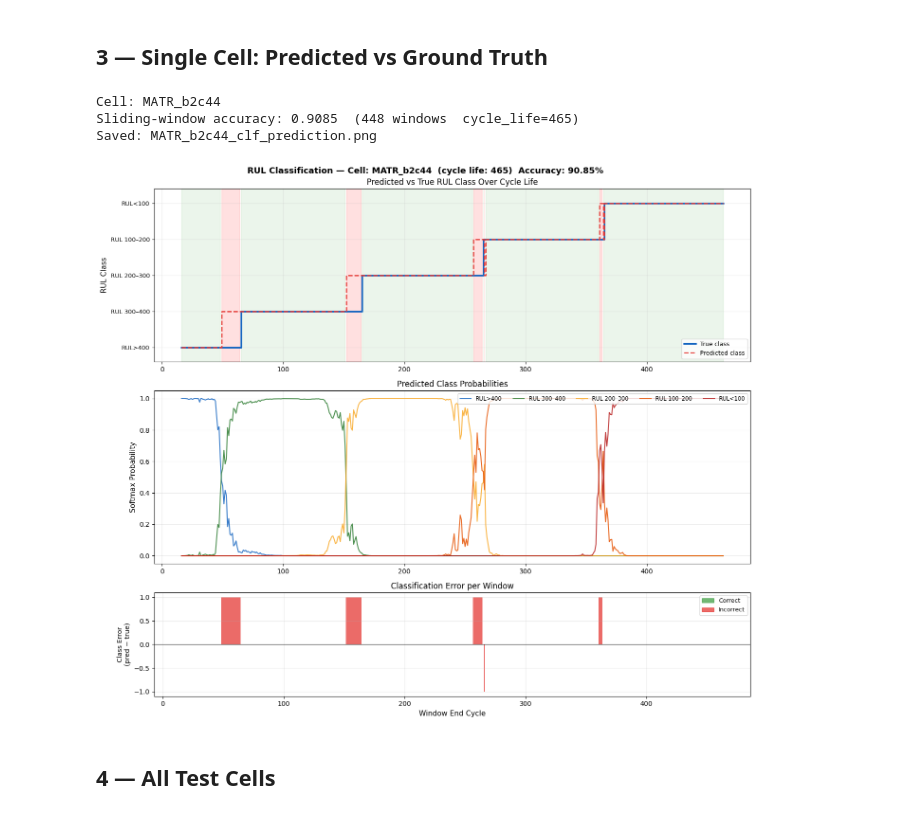
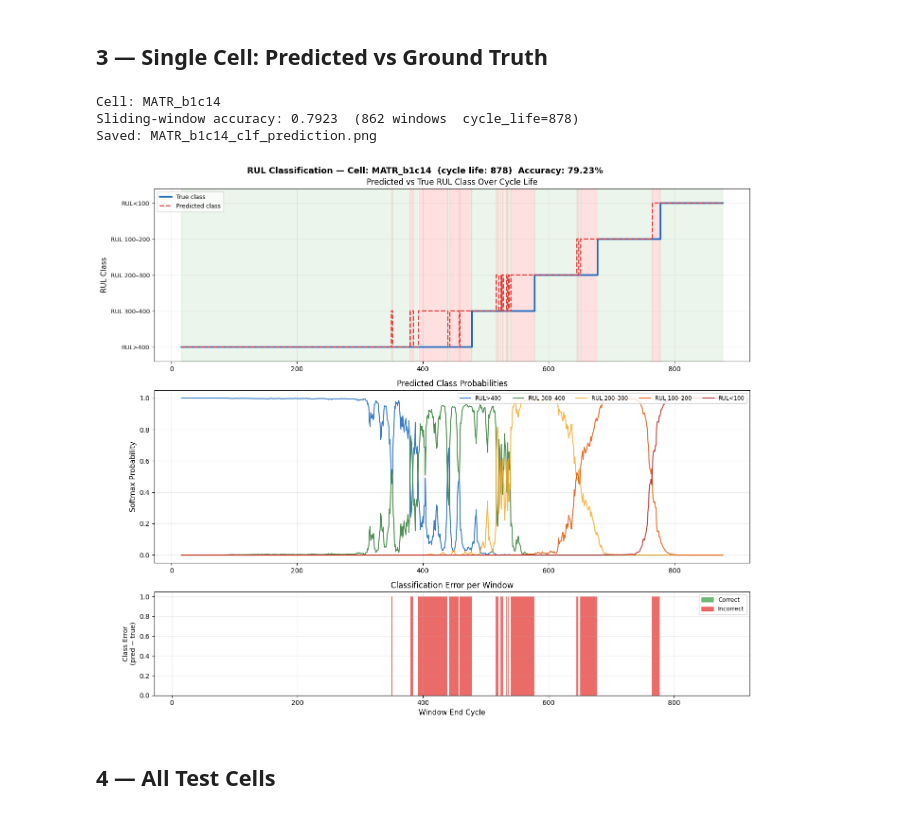
Before and after one commit to PhanLeSon03/battery_estimation, a Jupyter notebook: predict_file/V3-CNN/MATR/predict_clf_bml_MATR.ipynb, the cells around one changed output. Saved outputs shown, nothing was run; the diff lists cells and outputs as text; code cells hidden in the pictures.

Commit message:
Upload Predict V3 CNN

```diff
--- a/predict_file/V3-CNN/MATR/predict_clf_bml_MATR.ipynb
+++ b/predict_file/V3-CNN/MATR/predict_clf_bml_MATR.ipynb
@@ -144,11 +147,10 @@ N_EARLY
 # %% [markdown]
 ## 3 — Single Cell: Predicted vs Ground Truth
 # %%
-TestCellName = ['MATR_b3c17', 'MATR_b3c40', 'MATR_b3c14', 'MATR_b3c8',
-                'MATR_b2c47', 'MATR_b1c0', 'MATR_b4c1', 'MATR_b2c39',
-                'MATR_b2c13', 'MATR_b1c34', 'MATR_b2c41', 'MATR_b4c11',
-                'MATR_b1c5', 'MATR_b2c44']
-CELL_ID      = 'MATR_b2c44'
+TestCellName = ['MATR_b2c19', 'MATR_b3c31', 'MATR_b4c7', 'MATR_b3c36', 'MATR_b4c42', 'MATR_b1c2',
+                'MATR_b3c14', 'MATR_b3c24', 'MATR_b4c15', 'MATR_b4c6', 'MATR_b4c32', 'MATR_b4c3',
+                'MATR_b1c14', 'MATR_b3c1', 'MATR_b2c33', 'MATR_b2c41']
+CELL_ID      = 'MATR_b1c14'
 
 if CELL_ID is None:
     CELL_ID = list(cells.keys())[0]
@@ -205,37 +207,37 @@ ax.set_ylabel("Softmax Probability", fontsize=11)
 ax.set_title("Predicted Class Probabilities")
 ax.legend(fontsize=8.5, ncol=N_CLASSES, loc="upper right")
 ax.grid(True, alpha=0.25)
 ax.set_ylim(-0.05, 1.05)
 
 # ── Panel 3: error (mismatch) ─────────────────────────────────────────────
 ax = axes[2]
 error = pred_cls - true_cls
 ax.bar(cycles, error, width=1.0,
        color=["#E53935" if e != 0 else "#43A047" for e in error],
        alpha=0.75)
 ax.axhline(0, color="black", lw=0.8)
 ax.set_xlabel("Window End Cycle", fontsize=11)
 ax.set_ylabel("Class Error\n(pred − true)", fontsize=10)
 ax.set_title("Classification Error per Window")
 ax.grid(True, alpha=0.25)
 
 # legend patches
 patches = [
     mpatches.Patch(color="#43A047", alpha=0.75, label="Correct"),
     mpatches.Patch(color="#E53935", alpha=0.75, label="Incorrect"),
 ]
 ax.legend(handles=patches, fontsize=9)
 
 plt.tight_layout()
 out_path = f"{CELL_ID}_clf_prediction.png"
 plt.savefig(out_path, dpi=150, bbox_inches="tight")
 print(f"Saved: {out_path}")
 plt.show()
 # %% [output]
-Cell: MATR_b2c44
-Sliding-window accuracy: 0.9085  (448 windows  cycle_life=465)
-Saved: MATR_b2c44_clf_prediction.png
+Cell: MATR_b1c14
+Sliding-window accuracy: 0.7923  (862 windows  cycle_life=878)
+Saved: MATR_b1c14_clf_prediction.png
-[figure, old version]
+[figure, new version]
 # %% [markdown]
 ## 4 — All Test Cells
 # %%
```
Also changed, not shown: parts of 6 cells of this notebook, 11 other files.
